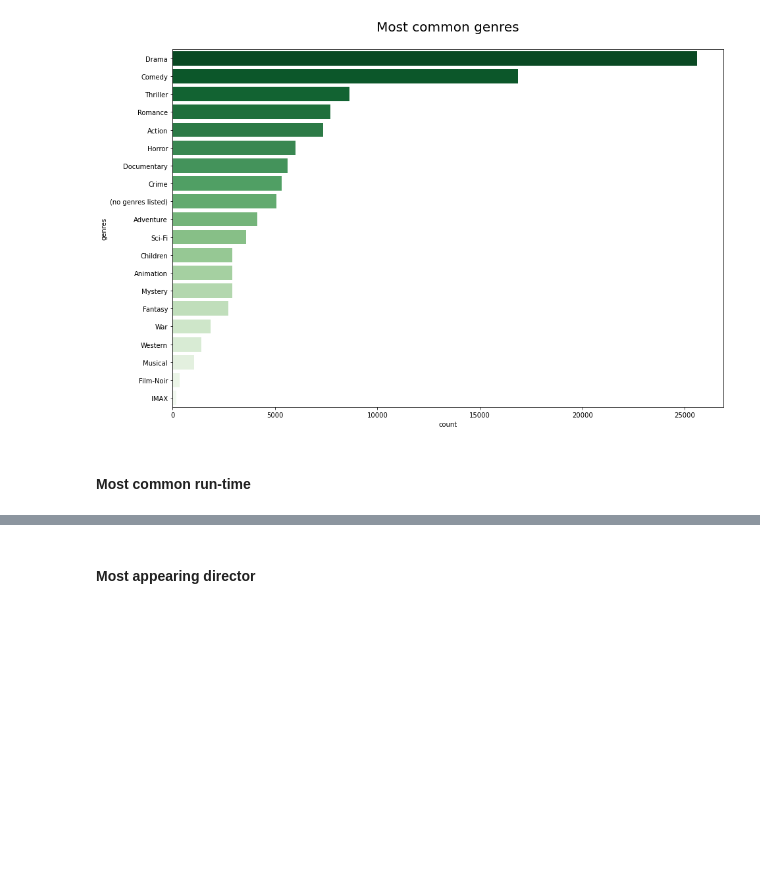
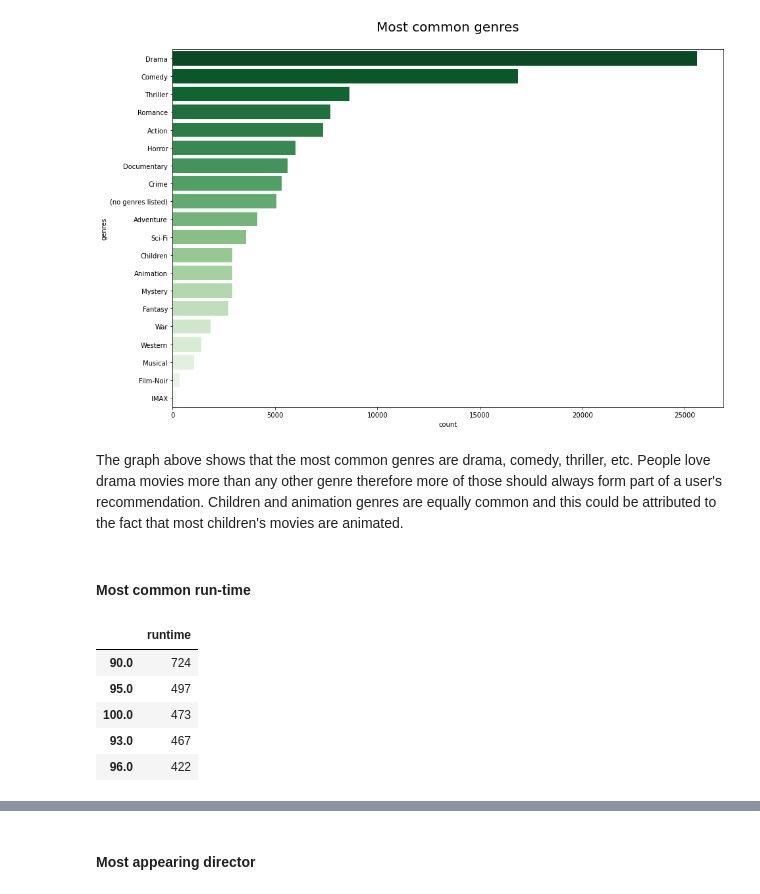
Before and after one commit to Zdithebe96/Unsupervised_MM2, a Jupyter notebook: Movie Ratings Predictor .ipynb, the cells around one changed output, grey strips where cells are left out. Saved outputs shown, nothing was run; the diff lists cells and outputs as text; code cells hidden in the pictures; blank space fills up the shorter version.

```diff
--- a/Movie Ratings Predictor .ipynb
+++ b/Movie Ratings Predictor .ipynb
@@ -218,5 +362,19 @@ sns.countplot(y="genres", data=movies_genres,
 plt.show()
 # %% [output]
 [figure]
+# %% [markdown]
+The graph above shows that the most common genres are drama, comedy, thriller, etc. People love drama movies more than any other genre therefore more of those should always form part of a user's recommendation. Children and animation genres are equally common and this could be attributed to the fact that most children's movies are animated.
 # %% [markdown]
 #### Most common run-time
+# %%
+# THIS NEEDS TO BE FIXED
+#create a dataframe of the top 15 most frequent directors
+popular_runtime= pd.DataFrame(imdb['runtime'].value_counts())
+popular_runtime.head()
+# %% [output]
+|  | runtime |
+| 90.0 | 724 |
+| 95.0 | 497 |
+| 100.0 | 473 |
+| 93.0 | 467 |
+| 96.0 | 422 |
```
Also changed, not shown: parts of 27 cells of this notebook.
